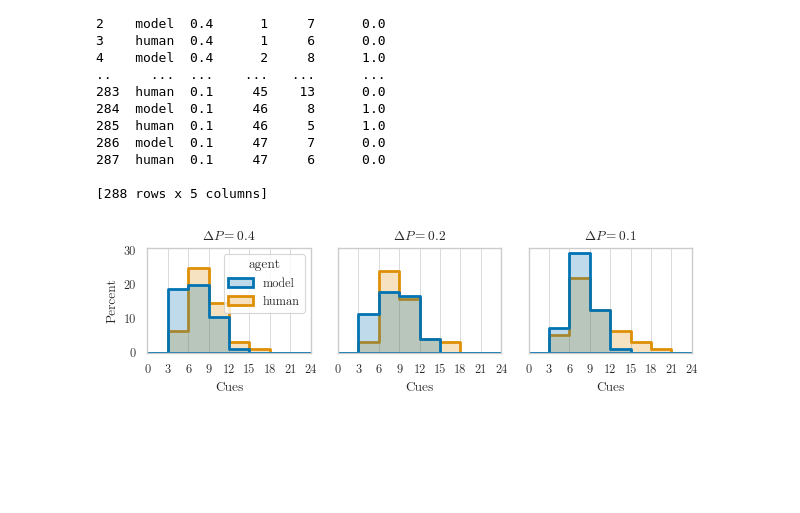
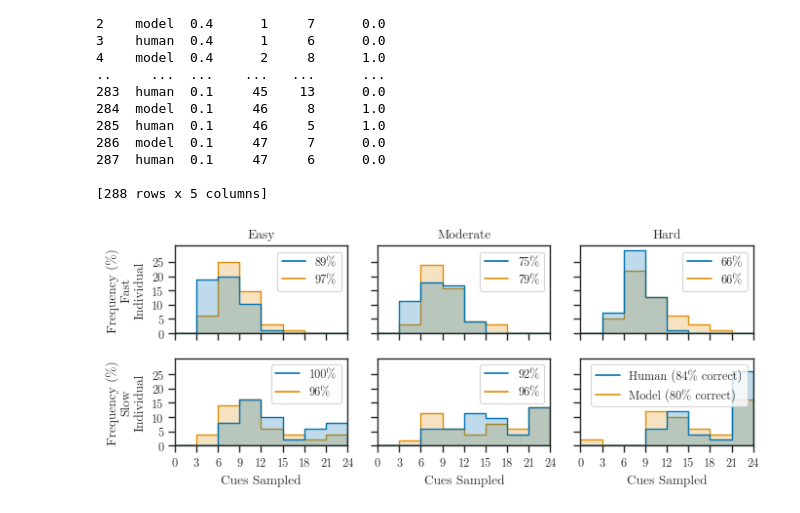
Before and after one commit to psipeter/value-accumulation, a Jupyter notebook: analysis.ipynb, the cells around one changed output. Saved outputs shown, nothing was run; the diff lists cells and outputs as text; code cells hidden in the pictures; blank space fills up the shorter version.

```diff
--- a/analysis.ipynb
+++ b/analysis.ipynb
@@ -172,7 +171,7 @@ def is_correct(inputs, net, sim, dt=0.001, action_threshold=0.0):
             time = timeA
     return correct, int(np.ceil(2*time)), time
 # %%
-def run_trials(args, deltaPs=[0.4, 0.2, 0.1], load=False):
+def run_trials(args, deltaPs=[0.4, 0.2, 0.1], load=False, progress_bar=True):
     participant_id = args['participant_id']
     if load:
         data = pd.read_pickle(f"data/{participant_id}.pkl")
@@ -192,7 +191,7 @@ def run_trials(args, deltaPs=[0.4, 0.2, 0.1], load=False):
                 inputs.set_AB_empirical(trial)
                 sim = nengo.Simulator(net, progress_bar=False)
                 with sim:
-                    sim.run(12, progress_bar=True)
+                    sim.run(12, progress_bar=progress_bar)
                 correct, cue, time = is_correct(inputs, net, sim)
                 dfs.append(pd.DataFrame([['model', dP, trial, cue, 1.0*correct,]], columns=columns))
                 dfs.append(pd.DataFrame([['human', dP, trial, empirical_cues[trial], 1.0*empirical_accuracy[trial]]], columns=columns))
@@ -227,20 +236,59 @@ print(fast_data)
 
 [288 rows x 5 columns]
 # %%
-fig, axes = plt.subplots(nrows=1, ncols=3, sharey=True, figsize=((6.28, 2)))
+# fig, axes = plt.subplots(nrows=2, ncols=3, sharey=True, sharex=True, figsize=((6.28, 3)))
+fig, axes = plt.subplots(nrows=2, ncols=3, sharey=True, sharex=True, figsize=((7.07, 3)))
 sns.histplot(data=fast_data.query("dP==0.4"), x='cues', hue='agent', bins=np.arange(0, 27, 3),
-    palette=palette[:2], ax=axes[0], stat='percent', multiple='layer', element='step', linewidth=2)
+    palette=palette[:2], ax=axes[0][0], stat='percent', multiple='layer', element='step', linewidth=1)
 sns.histplot(data=fast_data.query("dP==0.2"), x='cues', hue='agent', bins=np.arange(0, 27, 3),
-    palette=palette[:2], ax=axes[1], stat='percent', multiple='layer', element='step', linewidth=2)
+    palette=palette[:2], ax=axes[0][1], stat='percent', multiple='layer', element='step', linewidth=1)
 sns.histplot(data=fast_data.query("dP==0.1"), x='cues', hue='agent', bins=np.arange(0, 27, 3),
-    palette=palette[:2], ax=axes[2], stat='percent', multiple='layer', element='step', linewidth=2)
-axes[0].set(xlabel='Cues', xticks=np.arange(0, 27, 3), xlim=((0, 24)), title=r'$\Delta P=0.4$')
-axes[1].set(xlabel='Cues', xticks=np.arange(0, 27, 3), xlim=((0, 24)), title=r'$\Delta P=0.2$')
-axes[2].set(xlabel='Cues', xticks=np.arange(0, 27, 3), xlim=((0, 24)), title=r'$\Delta P=0.1$')
-axes[1].get_legend().remove()
-axes[2].get_legend().remove()
+    palette=palette[:2], ax=axes[0][2], stat='percent', multiple='layer', element='step', linewidth=1)
+axes[0][0].get_legend().remove()
+axes[0][1].get_legend().remove()
+axes[0][2].get_legend().remove()
+easy_human = int(100*fast_data.query("dP==0.4 & agent=='human'")['correct'].mean())
+moderate_human = int(100*fast_data.query("dP==0.2 & agent=='human'")['correct'].mean())
+hard_human = int(100*fast_data.query("dP==0.1 & agent=='human'")['correct'].mean())
+easy_model = int(100*fast_data.query("dP==0.4 & agent=='model'")['correct'].mean())
+moderate_model = int(100*fast_data.query("dP==0.2 & agent=='model'")['correct'].mean())
+hard_model = int(100*fast_data.query("dP==0.1 & agent=='model'")['correct'].mean())
+sns.lineplot(x=[0],y=[0], color=palette[0], label=f"{easy_human}%", ax=axes[0][0])
+sns.lineplot(x=[0],y=[0], color=palette[0], label=f"{moderate_human}%", ax=axes[0][1])
+sns.lineplot(x=[0],y=[0], color=palette[0], label=f"{hard_human}%", ax=axes[0][2])
+sns.lineplot(x=[0],y=[0], color=palette[1], label=f"{easy_model}%", ax=axes[0][0])
+sns.lineplot(x=[0],y=[0], color=palette[1], label=f"{moderate_model}%", ax=axes[0][1])
+sns.lineplot(x=[0],y=[0], color=palette[1], label=f"{hard_model}%", ax=axes[0][2])
+axes[0][0].set(xlabel=None, title="Easy", ylabel="Frequency (%)\nFast\nIndividual", yticks=((0, 5, 10, 15, 20, 25)))
+axes[0][1].set(xlabel=None, title="Moderate")
+axes[0][2].set(xlabel=None, title="Hard")
+
+sns.histplot(data=slow_data.query("dP==0.4"), x='cues', hue='agent', bins=np.arange(0, 27, 3),
+    palette=palette[:2], ax=axes[1][0], stat='percent', multiple='layer', element='step', linewidth=1)
+sns.histplot(data=slow_data.query("dP==0.2"), x='cues', hue='agent', bins=np.arange(0, 27, 3),
+    palette=palette[:2], ax=axes[1][1], stat='percent', multiple='layer', element='step', linewidth=1)
+sns.histplot(data=slow_data.query("dP==0.1"), x='cues', hue='agent', bins=np.arange(0, 27, 3),
+    palette=palette[:2], ax=axes[1][2], stat='percent', multiple='layer', element='step', linewidth=1)
+axes[1][0].get_legend().remove()
+axes[1][1].get_legend().remove()
+axes[1][2].get_legend().remove()
+easy_human = int(100*slow_data.query("dP==0.4 & agent=='human'")['correct'].mean())
+moderate_human = int(100*slow_data.query("dP==0.2 & agent=='human'")['correct'].mean())
+hard_human = int(100*slow_data.query("dP==0.1 & agent=='human'")['correct'].mean())
+easy_model = int(100*slow_data.query("dP==0.4 & agent=='model'")['correct'].mean())
+moderate_model = int(100*slow_data.query("dP==0.2 & agent=='model'")['correct'].mean())
+hard_model = int(100*slow_data.query("dP==0.1 & agent=='model'")['correct'].mean())
+sns.lineplot(x=[0],y=[0], color=palette[0], label=f"{easy_human}%", ax=axes[1][0])
+sns.lineplot(x=[0],y=[0], color=palette[0], label=f"{moderate_human}%", ax=axes[1][1])
+sns.lineplot(x=[0],y=[0], color=palette[0], label=f"Human ({hard_human}% correct)", ax=axes[1][2])
+sns.lineplot(x=[0],y=[0], color=palette[1], label=f"{easy_model}%", ax=axes[1][0])
+sns.lineplot(x=[0],y=[0], color=palette[1], label=f"{moderate_model}%", ax=axes[1][1])
+sns.lineplot(x=[0],y=[0], color=palette[1], label=f"Model ({hard_model}% correct)", ax=axes[1][2])
+axes[1][0].set(xlabel='Cues Sampled', xticks=np.arange(0, 27, 3), xlim=((0, 24)), ylabel='Frequency (%)\nSlow\nIndividual')
+axes[1][1].set(xlabel='Cues Sampled', xticks=np.arange(0, 27, 3), xlim=((0, 24)))
+axes[1][2].set(xlabel='Cues Sampled', xticks=np.arange(0, 27, 3), xlim=((0, 24)))
 plt.tight_layout()
-fig.savefig(f"plots/fast.svg")
-fig.savefig(f"plots/fast.png", dpi=600)
+fig.savefig(f"plots/extremes.svg")
+fig.savefig(f"plots/extremes.png", dpi=600)
 # %% [output]
-[figure, old version]
+[figure, new version]
```
Also changed, not shown: parts of 41 cells of this notebook, 10 other files.
